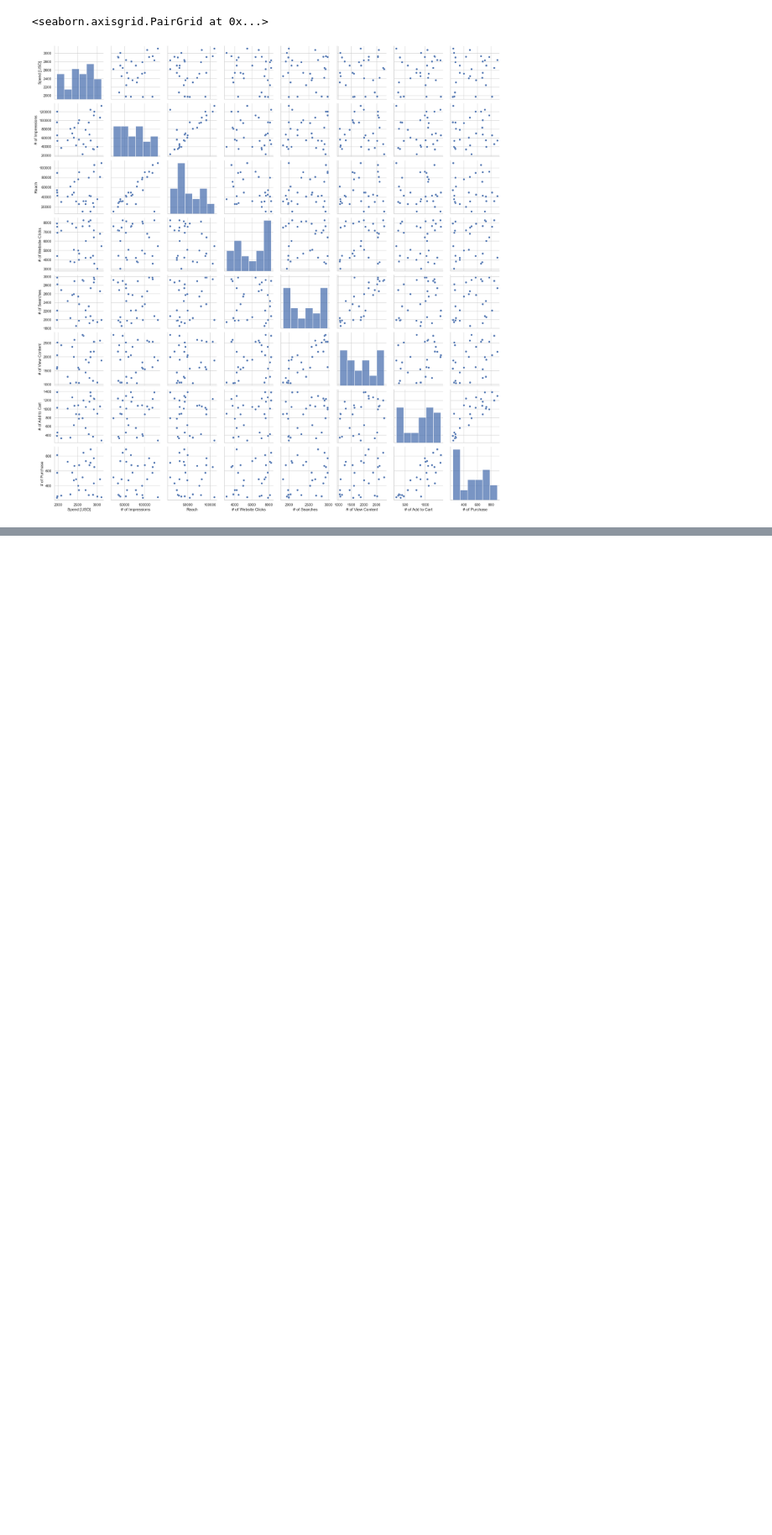
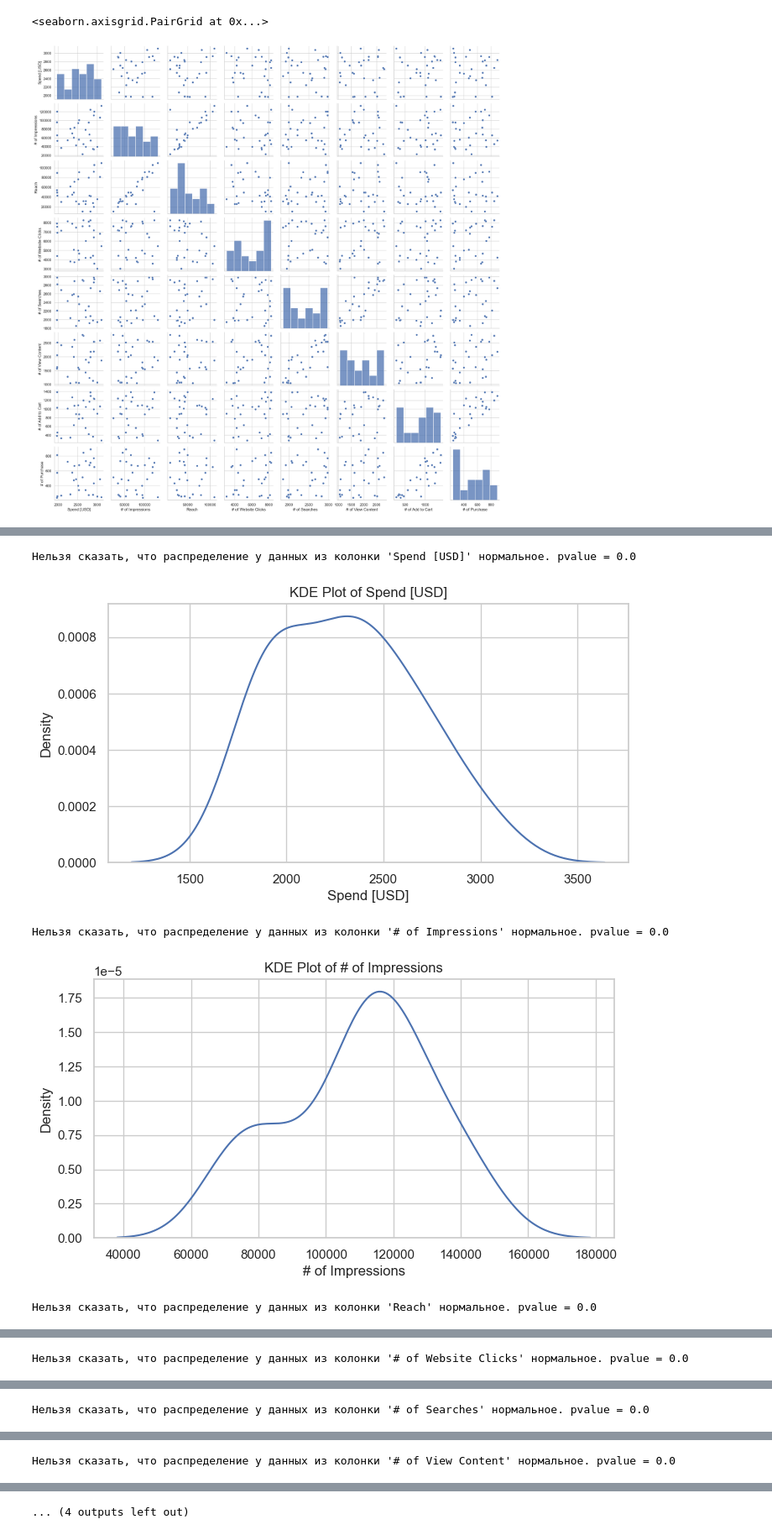
Before and after one commit to maxlyara1/ab-test-hackathon, a Jupyter notebook: ab.ipynb, the cells around one changed output, grey strips where cells are left out. Shown at 84% size. Cells and saved outputs as stored; diff of their text form; code cells hidden in the pictures; blank space fills up the shorter version.

```diff
--- a/ab.ipynb
+++ b/ab.ipynb
@@ -146,0 +171,23 @@ plt.show()
+# %%
+def print_distribution_result(p_value, name):
+    if p_value > 0.01:
+        print(f"Распределение данных в колонке '{name}' нормальное.", 'pvalue =',p_value)
+    else:
+        print(f"Нельзя сказать, что распределение у данных из колонки '{name}' нормальное.", 'pvalue =',p_value)
+for colname in control_df.columns[2:]:
+
+    p_value = kstest(test_df[colname], 'norm').pvalue
+    print_distribution_result(p_value, colname)
+
+    plt.figure(figsize=(8, 4))
+    sns.kdeplot(data=control_df[colname])
+    plt.title(f'KDE Plot of {colname}')
+    plt.xlabel(colname)
+    plt.ylabel('Density')
+    plt.show()
+# %% [output]
+Нельзя сказать, что распределение у данных из колонки 'Spend [USD]' нормальное. pvalue = 0.0
+[figure, added]
+Нельзя сказать, что распределение у данных из колонки '# of Impressions' нормальное. pvalue = 0.0
+[figure, added]
+Нельзя сказать, что распределение у данных из колонки 'Reach' нормальное. pvalue = 0.0
@@ -146,0 +195 @@ plt.show()
+Нельзя сказать, что распределение у данных из колонки '# of Website Clicks' нормальное. pvalue = 0.0
@@ -146,0 +197 @@ plt.show()
+Нельзя сказать, что распределение у данных из колонки '# of Searches' нормальное. pvalue = 0.0
@@ -146,0 +199 @@ plt.show()
+Нельзя сказать, что распределение у данных из колонки '# of View Content' нормальное. pvalue = 0.0
@@ -146,0 +201 @@ plt.show()
+... (4 outputs left out)
```
Also changed, not shown: parts of 13 cells of this notebook.
